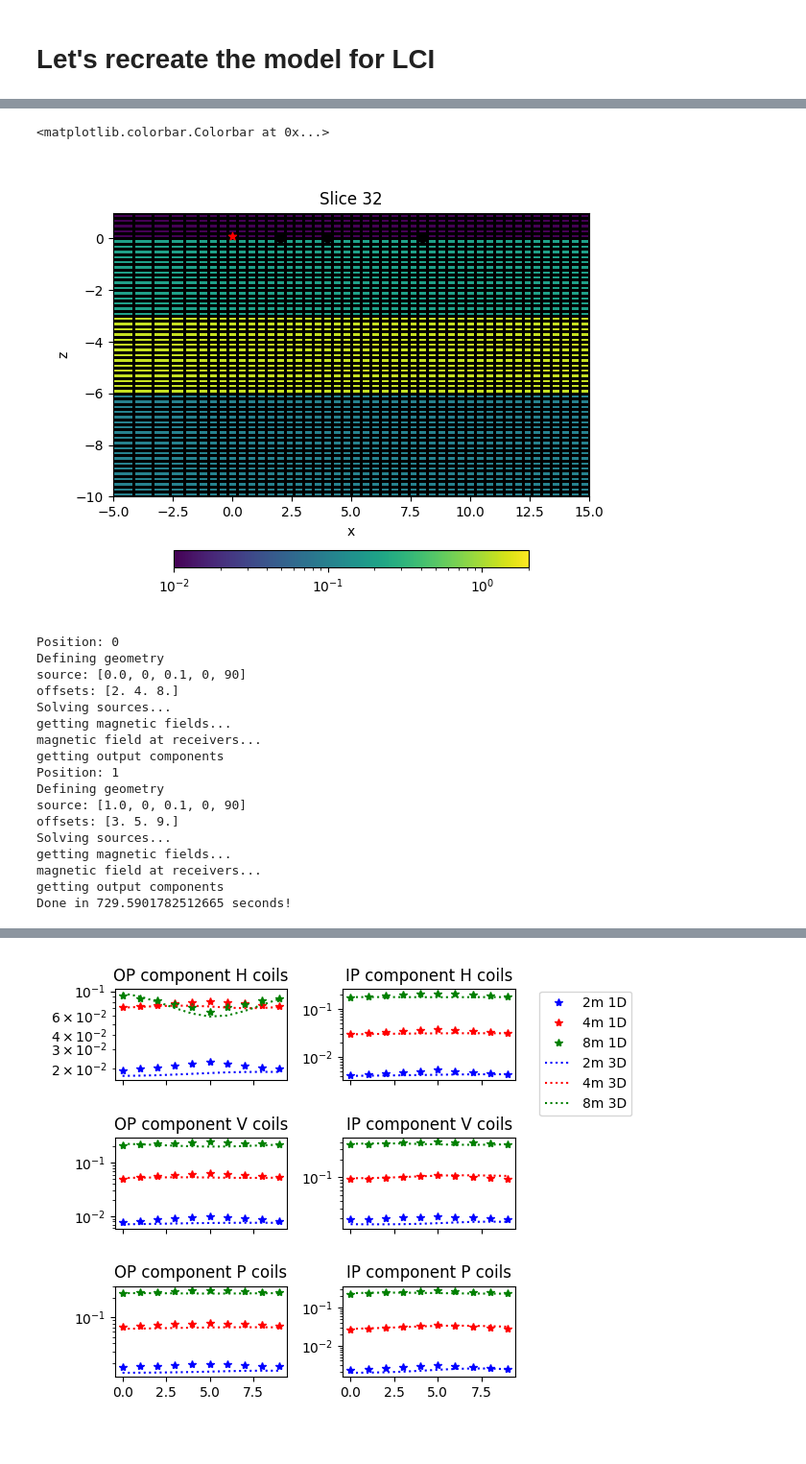
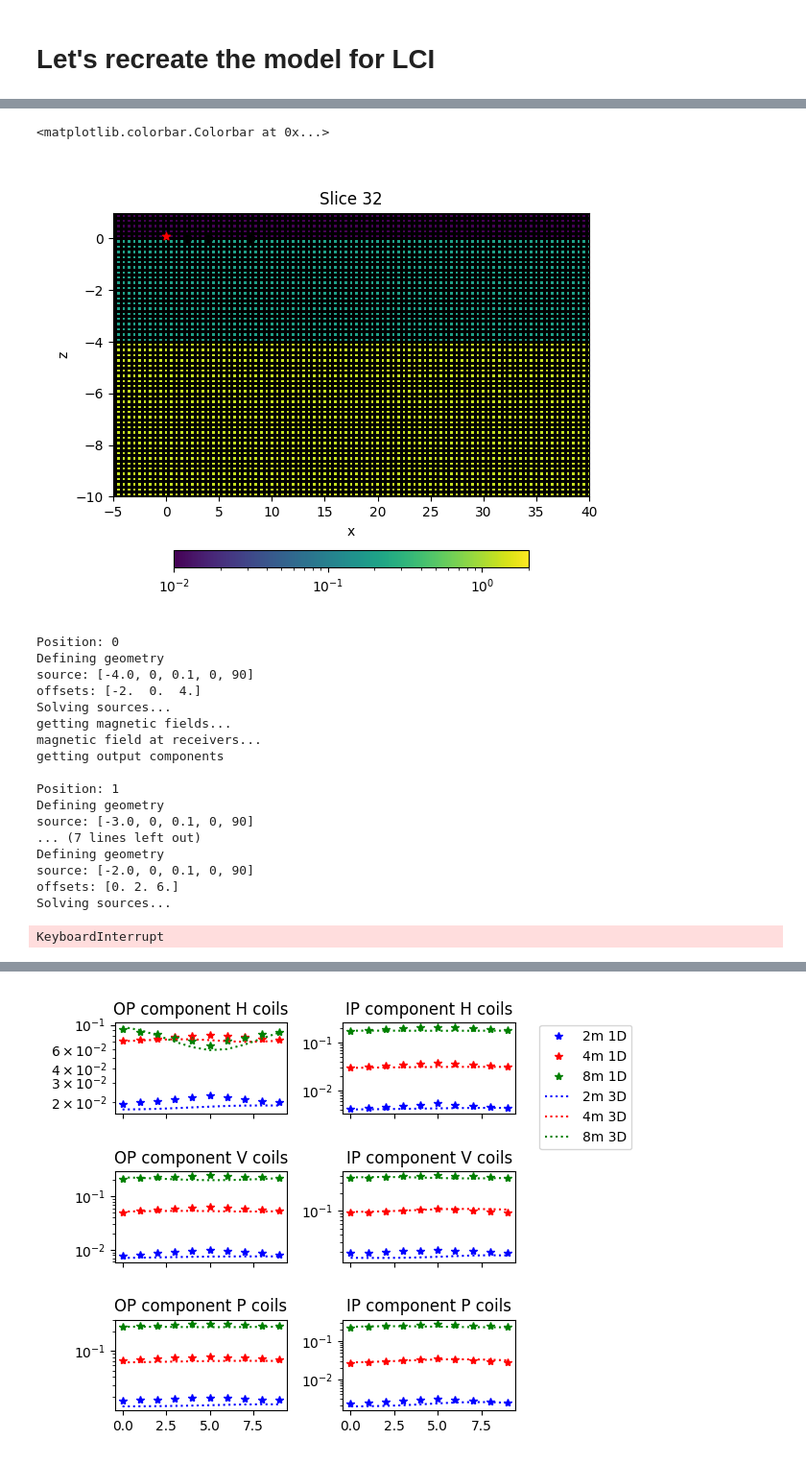
Before and after one commit to mariacarrizo/FDEM_LCI_PWI, a Jupyter notebook: 3DForward.ipynb, the cells around one changed output, grey strips where cells are left out. Shown at 96% size. Saved outputs shown, nothing was run; the diff lists cells and outputs as text; code cells hidden in the pictures.

Commit message:
modified to 2 layered model

```diff
--- a/3DForward.ipynb
+++ b/3DForward.ipynb
@@ -215,8 +215,8 @@ mesh = emg3d.construct_mesh(frequency = frequency,
                          properties = sig_3d,
                          center = [0.2,0.2,0],
                          mapping='Conductivity',
-                         domain = ([-1, 30],[-6, 6],[-13,1]),
-                         min_width_limits = [0.4, 0.4, 0.2],
+                         domain = ([-10, 40],[-6, 6],[-13,1]),
+                         min_width_limits = [0.5, 0.4, 0.2],
                          center_on_edge=True)
 
 # Define receivers
@@ -346,11 +346,11 @@ Text(0.5, 0, 'Data point')
 models_LCI = np.load('modelLCI.npy')
 # %%
 npos = np.shape(models_LCI)[0]
-nlay = 3
+nlay = 2
 # %%
 depths = np.zeros((npos, nlay))
 depths[:,1] = - models_LCI[:,0]
-depths[:,2] = - models_LCI[:,0] - models_LCI[:,1]
+#depths[:,2] = - models_LCI[:,0] - models_LCI[:,1]
 # %%
 # size of ny for each meter to be divided by 0.125
 # ny = 80
@@ -380,12 +380,12 @@ sig_air = np.ones(mesh.n_cells)*sig_3d[0]
 x = mesh.cell_centers[:,0] <=0
 y = np.ones_like(mesh.cell_centers[:,1], dtype=bool)
 z_lay1 = (mesh.cell_centers[:,2] < depths[0,0]) & (mesh.cell_centers[:,2] > depths[0,1])
-z_lay2 = (mesh.cell_centers[:,2] < depths[0,1]) & (mesh.cell_centers[:,2] > depths[0,2])
-z_lay3 = (mesh.cell_centers[:,2] < depths[0,2])
+z_lay2 = (mesh.cell_centers[:,2] < depths[0,1]) #& (mesh.cell_centers[:,2] > depths[0,2])
+#z_lay3 = (mesh.cell_centers[:,2] < depths[0,2])
 
-sig_x[x*y*z_lay1] = models_LCI[0,2]
-sig_x[x*y*z_lay2] = models_LCI[0,3]
-sig_x[x*y*z_lay3] = models_LCI[0,4]
+sig_x[x*y*z_lay1] = models_LCI[0,1]
+sig_x[x*y*z_lay2] = models_LCI[0,2]
+#sig_x[x*y*z_lay3] = models_LCI[0,4]
 
 
 for p in range(npos):
@@ -393,24 +393,24 @@ for p in range(npos):
     x = (mesh.cell_centers[:,0] > p) & (mesh.cell_centers[:,0] < p+1)
     y = np.ones_like(mesh.cell_centers[:,1], dtype=bool)
     z_lay1 = (mesh.cell_centers[:,2] < depths[p,0]) & (mesh.cell_centers[:,2] > depths[p,1])
-    z_lay2 = (mesh.cell_centers[:,2] < depths[p,1]) & (mesh.cell_centers[:,2] > depths[p,2])
-    z_lay3 = (mesh.cell_centers[:,2] < depths[p,2])
+    z_lay2 = (mesh.cell_centers[:,2] < depths[p,1]) # & (mesh.cell_centers[:,2] > depths[p,2])
+    #z_lay3 = (mesh.cell_centers[:,2] < depths[p,2])
 
-    sig_x[x*y*z_lay1] = models_LCI[p,2]
-    sig_x[x*y*z_lay2] = models_LCI[p,3]
-    sig_x[x*y*z_lay3] = models_LCI[p,4]
+    sig_x[x*y*z_lay1] = models_LCI[p,1]
+    sig_x[x*y*z_lay2] = models_LCI[p,2]
+    #sig_x[x*y*z_lay3] = models_LCI[p,4]
 
 # fill after position 8
 
 x = (mesh.cell_centers[:,0] > npos)
 y = np.ones_like(mesh.cell_centers[:,1], dtype=bool)
 z_lay1 = (mesh.cell_centers[:,2] < depths[-1,0]) & (mesh.cell_centers[:,2] > depths[-1,1])
-z_lay2 = (mesh.cell_centers[:,2] < depths[-1,1]) & (mesh.cell_centers[:,2] > depths[-1,2])
-z_lay3 = (mesh.cell_centers[:,2] < depths[-1,2])
+z_lay2 = (mesh.cell_centers[:,2] < depths[-1,1]) #& (mesh.cell_centers[:,2] > depths[-1,2])
+#z_lay3 = (mesh.cell_centers[:,2] < depths[-1,2])
 
-sig_x[x*y*z_lay1] = models_LCI[-1,2]
-sig_x[x*y*z_lay2] = models_LCI[-1,3]
-sig_x[x*y*z_lay3] = models_LCI[-1,4]
+sig_x[x*y*z_lay1] = models_LCI[-1,1]
+sig_x[x*y*z_lay2] = models_LCI[-1,2]
+#sig_x[x*y*z_lay3] = models_LCI[-1,4]
 # %%
 Model_LCI = emg3d.Model(mesh,
                  property_x = sig_x,
@@ -418,31 +418,32 @@ Model_LCI = emg3d.Model(mesh,
 # %%
 from matplotlib.colors import LogNorm
 
 fig, ax = plt.subplots()
 
 f0 = mesh.plot_slice(Model_LCI.property_x,
                normal = 'Y',
                v_type='CC',
                #clim=[0,1],
                pcolor_opts={'norm': LogNorm(vmin=0.01, vmax=2)},
                ax=ax,
                grid=True)
-ax.set_xlim([-5,15])
+ax.set_xlim([-5,40])
 ax.set_ylim([-10,1])
 ax.scatter(src_coords[0], src_coords[2], c='r', marker = '*')
 ax.scatter(rec_coords[0], rec_coords[1], c='k')
 
 fig.colorbar(f0[0], ax=ax, orientation='horizontal', fraction=0.05)
 # %% [output]
 <matplotlib.colorbar.Colorbar at 0x...>
-[figure, old version]
+[figure, new version]
 # %%
-xsrc = np.linspace(0, 9, npos, endpoint=True)
+# 4 positions before and 3 positions after have no coverage
+xsrc = np.linspace(-4, 33, 33+5, endpoint=True)
 
 OUT = pd.DataFrame({})
 
 startTime = time.time()
-for p in range(2):
+for p in range(18):
     print('Position:', p)
     print('Defining geometry')
     # Define source coordinates
@@ -496,7 +497,6 @@ for p in range(2):
     H_Hrec_p = Hfield_H_p.get_receiver((offsets_HV, offsets_HV*0, height, 0, 90))*(2j * np.pi * frequency * mu_0)
     # Secondary field Hsource
     H_Hrec_s = H_Hrec - H_Hrec_p
-    #print('H_Hrec_p : ', H_Hrec_p)
 
     # For total field Vsource
     H_Vrec = Hfield_V.get_receiver((offsets_HV, offsets_HV*0, height, 90, 0))*(2j * np.pi * frequency * mu_0)
@@ -504,7 +504,6 @@ for p in range(2):
     H_Vrec_p = Hfield_V_p.get_receiver((offsets_HV, offsets_HV*0, height, 90, 0))*(2j * np.pi * frequency * mu_0)
     # Secondary field Vsource
     H_Vrec_s = H_Vrec - H_Vrec_p
-    #print('H_Vrec_p : ', H_Vrec_p)
 
     # For total field Psource
     H_Prec = Hfield_H.get_receiver((offsets_P, offsets_P*0, height, 0, 0))*(2j * np.pi * frequency * mu_0)
@@ -514,7 +513,6 @@ for p in range(2):
     H_Prec_s = H_Prec - H_Prec_p_xz
     # Primary field Psource in zz direction
     H_Prec_p = Hfield_H_p.get_receiver((offsets_P, offsets_P*0, height, 0, 90))*(2j * np.pi * frequency * mu_0)
-    #print('H_Prec_p : ', H_Prec_p)
 
      # Calculate output components OP and IP
     print('getting output components')
@@ -531,15 +529,16 @@ for p in range(2):
     ip_p = (H_Prec_s/H_Prec_p).real.amp()
     #OUT.append([op_p, ip_p])
 
-    OUT_i = pd.DataFrame({'src_x' : [Hsrc_coords[0], Hsrc_coords[0], Hsrc_coords[0],
+    OUT_i = pd.DataFrame({'geom'  : ['H2', 'H4', 'H8', 'V2', 'V4', 'V8', 'P2', 'P4', 'P8'],
+                          'src_x' : [Hsrc_coords[0], Hsrc_coords[0], Hsrc_coords[0],
                                      Vsrc_coords[0], Vsrc_coords[0], Vsrc_coords[0],
                                      Hsrc_coords[0], Hsrc_coords[0], Hsrc_coords[0]],
                           'rec_x' : np.hstack((offsets_HV, offsets_HV, offsets_P)),
                           'midpx' : np.hstack((Hsrc_coords[0] + (offsets_HV - Hsrc_coords[0])/2,
                                                Vsrc_coords[0] + (offsets_HV - Vsrc_coords[0])/2,
                                                Hsrc_coords[0] + (offsets_P - Hsrc_coords[0])/2)),
-                          'op' : np.hstack((op_h, op_v, op_p)),
-                          'ip' : np.hstack((ip_h, ip_v, ip_p))
+                          'op'    : np.hstack((op_h, op_v, op_p)),
+                          'ip'    : np.hstack((ip_h, ip_v, ip_p))
                           })
 
     OUT = pd.concat([OUT, OUT_i], ignore_index=True)
@@ -549,21 +548,22 @@ print('Done in', (endTime - startTime), 'seconds!')
 # %% [output]
 Position: 0
 Defining geometry
-source: [0.0, 0, 0.1, 0, 90]
-offsets: [2. 4. 8.]
+source: [-4.0, 0, 0.1, 0, 90]
+offsets: [-2.  0.  4.]
 Solving sources...
 getting magnetic fields...
 magnetic field at receivers...
 getting output components
+
 Position: 1
 Defining geometry
-source: [1.0, 0, 0.1, 0, 90]
-offsets: [3. 5. 9.]
+source: [-3.0, 0, 0.1, 0, 90]
+... (7 lines left out)
+Defining geometry
+source: [-2.0, 0, 0.1, 0, 90]
+offsets: [0. 2. 6.]
 Solving sources...
-getting magnetic fields...
-magnetic field at receivers...
-getting output components
-Done in 729.5901782512665 seconds!
+KeyboardInterrupt
 # %%
 OUT
 # %% [output]
```
Also changed, not shown: parts of 9 cells of this notebook.
